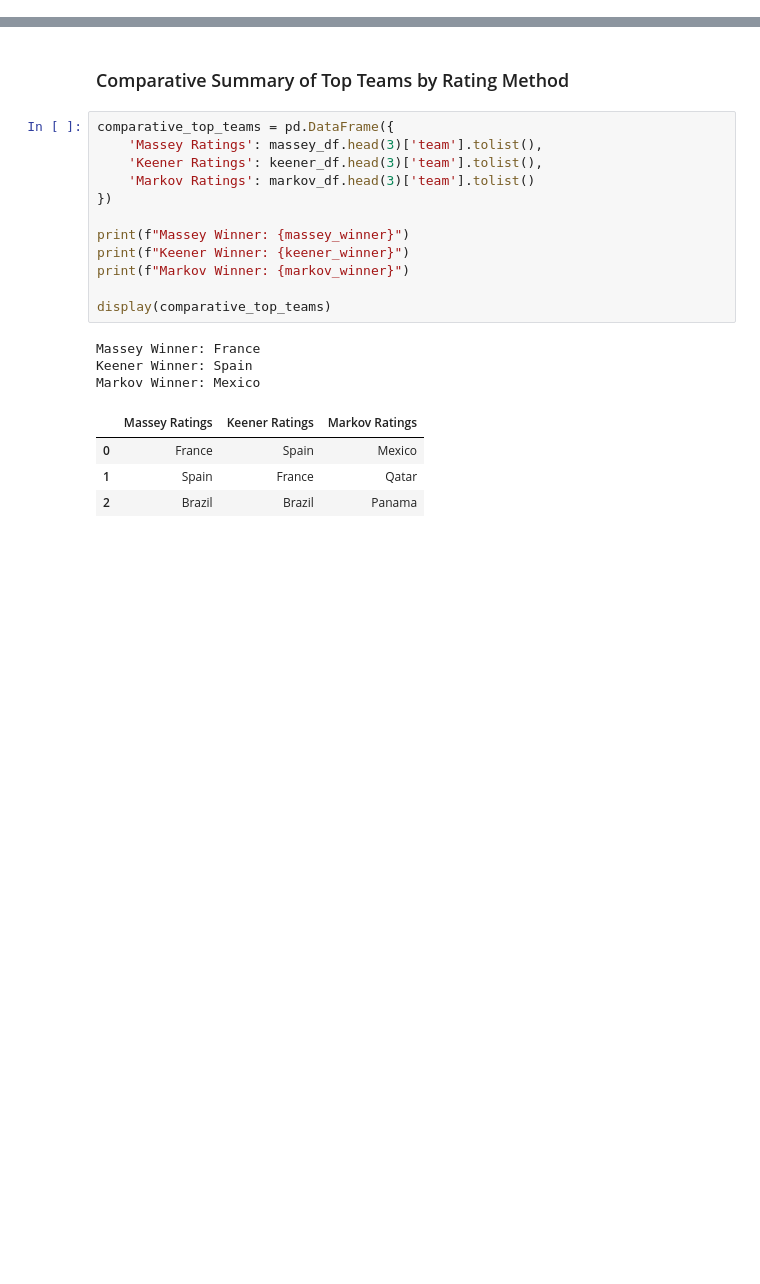
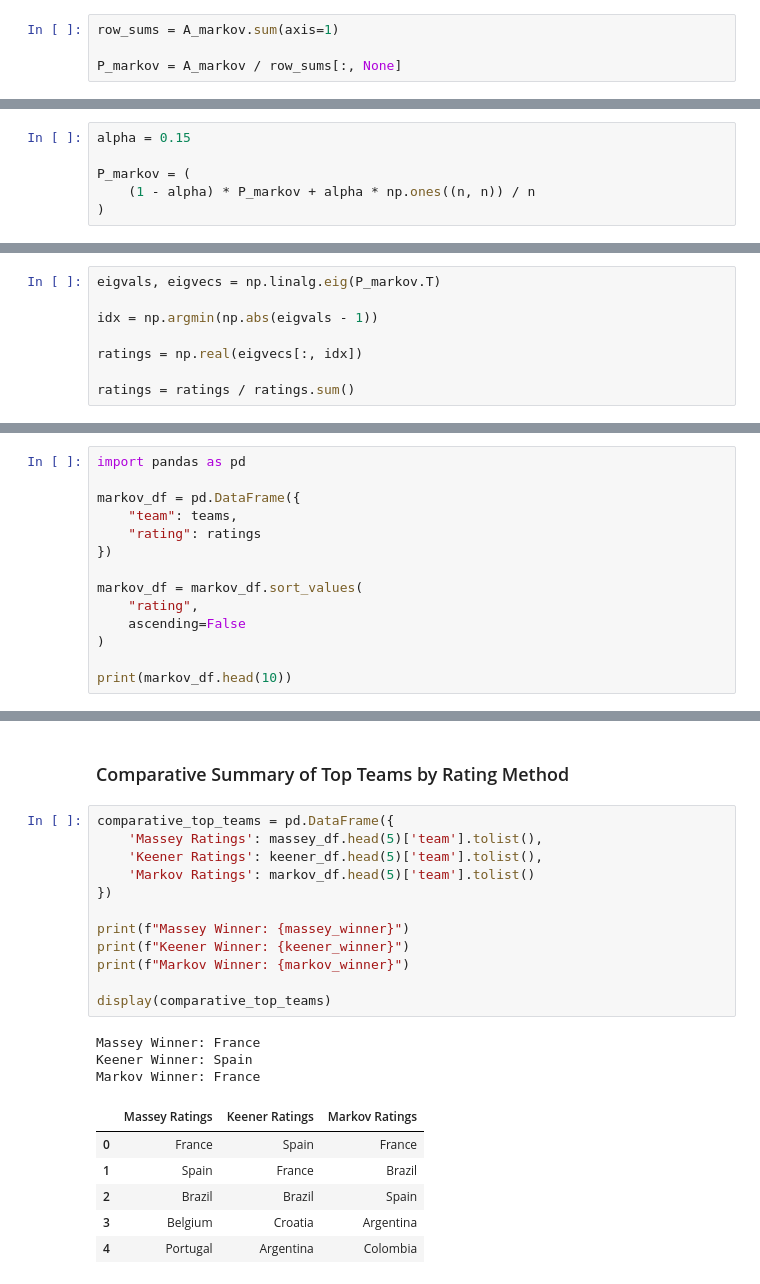
Before and after one commit to ale66/learn-datascience, a Jupyter notebook: week-9/Ranking_world_cup/2026_FIFA_World_Cup.ipynb, the cells around one changed output, grey strips where cells are left out. Cells and saved outputs as stored; diff of their text form; blank space fills up the shorter version.

```diff
--- a/week-9/Ranking_world_cup/2026_FIFA_World_Cup.ipynb
+++ b/week-9/Ranking_world_cup/2026_FIFA_World_Cup.ipynb
@@ -331,0 +310,4 @@ else:
+# %%
+row_sums = A_markov.sum(axis=1)
+
+P_markov = A_markov / row_sums[:, None]
@@ -331,0 +316,6 @@ else:
+# %%
+alpha = 0.15
+
+P_markov = (
+    (1 - alpha) * P_markov + alpha * np.ones((n, n)) / n
+)
@@ -331,0 +324,8 @@ else:
+# %%
+eigvals, eigvecs = np.linalg.eig(P_markov.T)
+
+idx = np.argmin(np.abs(eigvals - 1))
+
+ratings = np.real(eigvecs[:, idx])
+
+ratings = ratings / ratings.sum()
@@ -331,0 +334,14 @@ else:
+# %%
+import pandas as pd
+
+markov_df = pd.DataFrame({
+    "team": teams,
+    "rating": ratings
+})
+
+markov_df = markov_df.sort_values(
+    "rating",
+    ascending=False
+)
+
+print(markov_df.head(10))
@@ -514,21 +539,23 @@ Mexico
 ### Comparative Summary of Top Teams by Rating Method
 # %%
 comparative_top_teams = pd.DataFrame({
-    'Massey Ratings': massey_df.head(3)['team'].tolist(),
-    'Keener Ratings': keener_df.head(3)['team'].tolist(),
-    'Markov Ratings': markov_df.head(3)['team'].tolist()
+    'Massey Ratings': massey_df.head(5)['team'].tolist(),
+    'Keener Ratings': keener_df.head(5)['team'].tolist(),
+    'Markov Ratings': markov_df.head(5)['team'].tolist()
 })
 
 print(f"Massey Winner: {massey_winner}")
 print(f"Keener Winner: {keener_winner}")
 print(f"Markov Winner: {markov_winner}")
 
 display(comparative_top_teams)
 # %% [output]
 Massey Winner: France
 Keener Winner: Spain
-Markov Winner: Mexico
+Markov Winner: France
 |  | Massey Ratings | Keener Ratings | Markov Ratings |
-| 0 | France | Spain | Mexico |
-| 1 | Spain | France | Qatar |
-| 2 | Brazil | Brazil | Panama |
+| 0 | France | Spain | France |
+| 1 | Spain | France | Brazil |
+| 2 | Brazil | Brazil | Spain |
+| 3 | Belgium | Croatia | Argentina |
+| 4 | Portugal | Argentina | Colombia |
```
Also changed, not shown: parts of 17 cells of this notebook.
